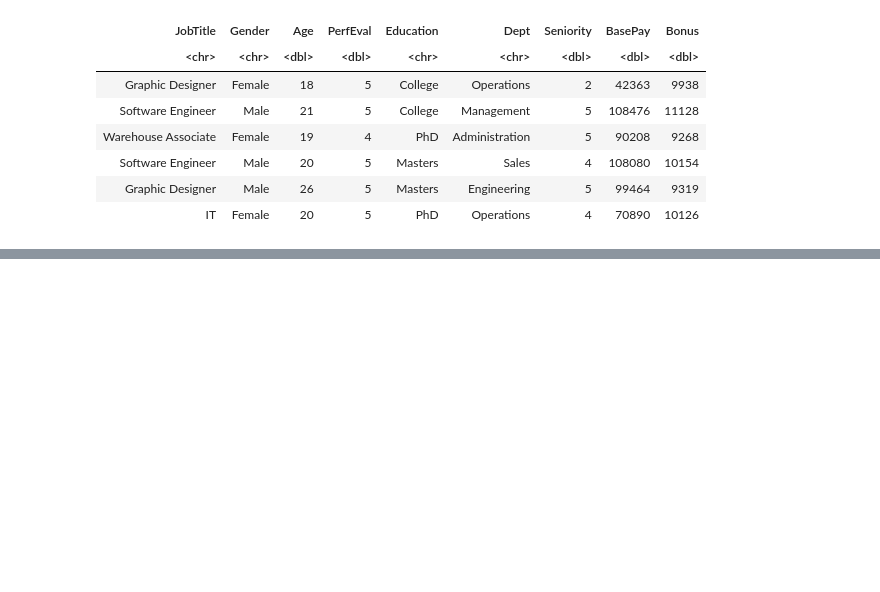
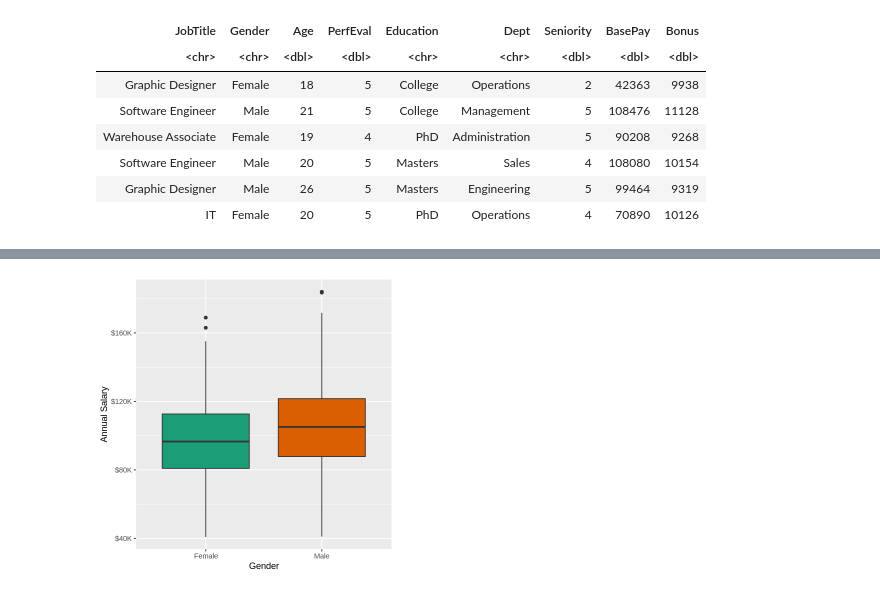
Before and after one commit to karlie-tr/STAT201-GroupProject, a Jupyter notebook: Proposal.ipynb, the cells around one changed output, grey strips where cells are left out. Drawn from its saved outputs; the diff is of its cells as text; code cells hidden in the pictures; blank space fills up the shorter version.

```diff
--- a/Proposal.ipynb
+++ b/Proposal.ipynb
@@ -49,0 +96,15 @@ A tibble: 6 × 9
+# %%
+# Boxplot
+salary_plot <- salary_data %>%
+                    ggplot() +
+                    geom_boxplot(aes(x = Annual_Salary, y = Gender, fill = Gender)) +
+                    labs(x = "Annual Salary") +
+                    scale_fill_brewer(palette = "Dark2") +
+                    scale_x_continuous(labels = scales::dollar_format(scale = .001, suffix = "K")) +
+                    theme(legend.position = "none") +
+                    coord_flip()
+# %%
+options(repr.plot.width = 5, repr.plot.height = 5)
+salary_plot
+# %% [output]
+[figure, added]
```
Also changed, not shown: parts of 5 cells of this notebook.
